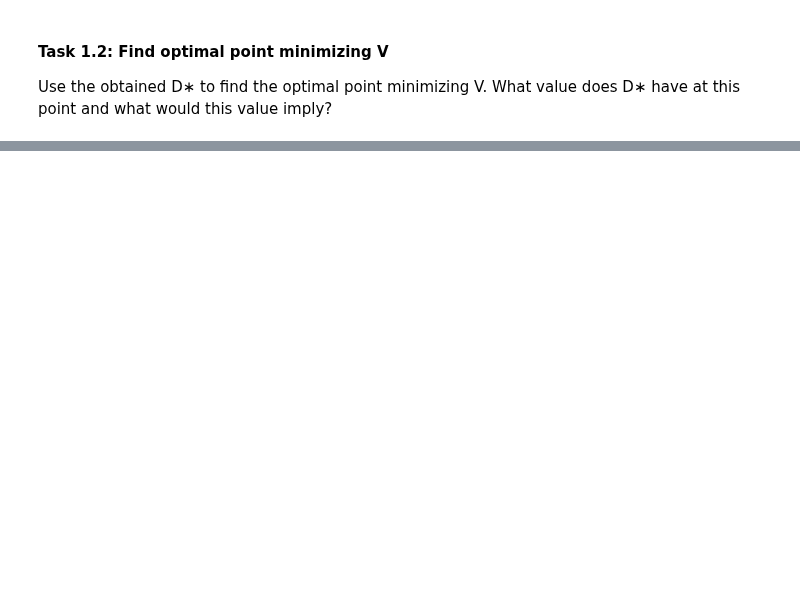
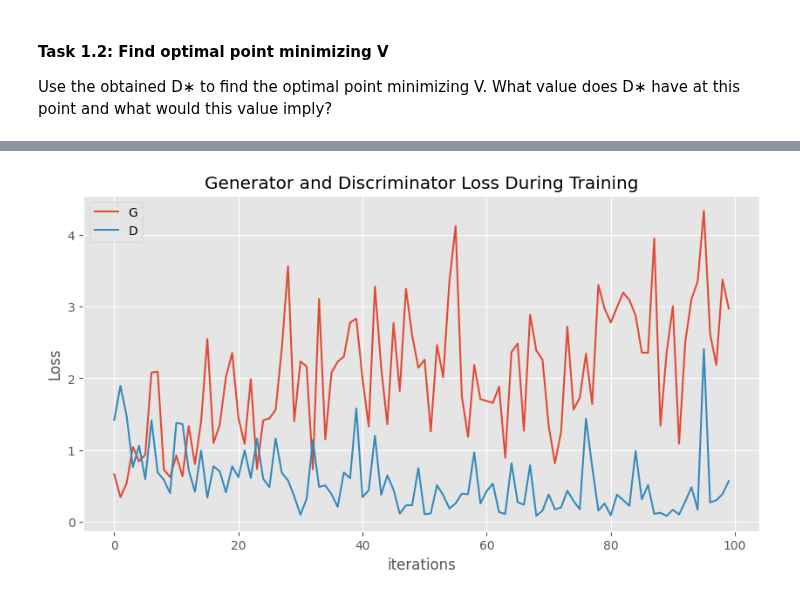
Before and after one commit to JaninaMattes/GAI-Visual-Synthesis, a Jupyter notebook: 08_GAN_exercise/Exercise08.ipynb, the cells around one changed output, grey strips where cells are left out. Saved outputs shown, nothing was run; the diff lists cells and outputs as text; code cells hidden in the pictures; blank space fills up the shorter version.

```diff
--- a/08_GAN_exercise/Exercise08.ipynb
+++ b/08_GAN_exercise/Exercise08.ipynb
@@ -88,0 +381,13 @@ Extracting ./data/FashionMNIST/raw/t10k-labels-idx1-ubyte.gz to ./data/FashionMN
+# %%
+# Plot evolution of the training losses for the generator and discriminator
+plt.figure(figsize=(10, 5))
+plt.title("Generator and Discriminator Loss During Training")
+plt.plot(g_training_losses, label="G")
+plt.plot(d_training_losses, label="D")
+plt.xlabel("iterations")
+plt.ylabel("Loss")
+plt.legend()
+plt.savefig(result_path + '/loss.png')
+plt.show()
+# %% [output]
+[figure, added]
```
Also changed, not shown: parts of 17 cells of this notebook, 9 other files.
